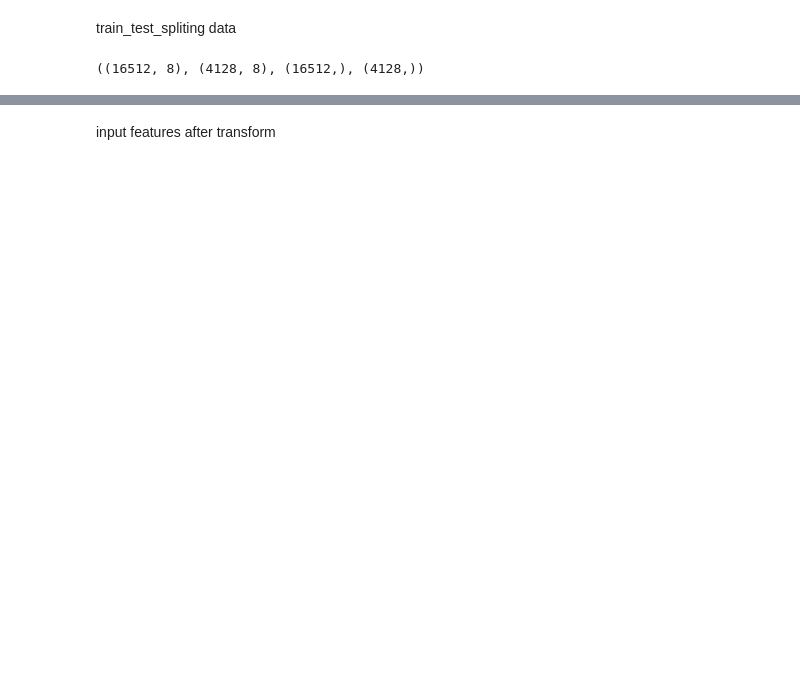
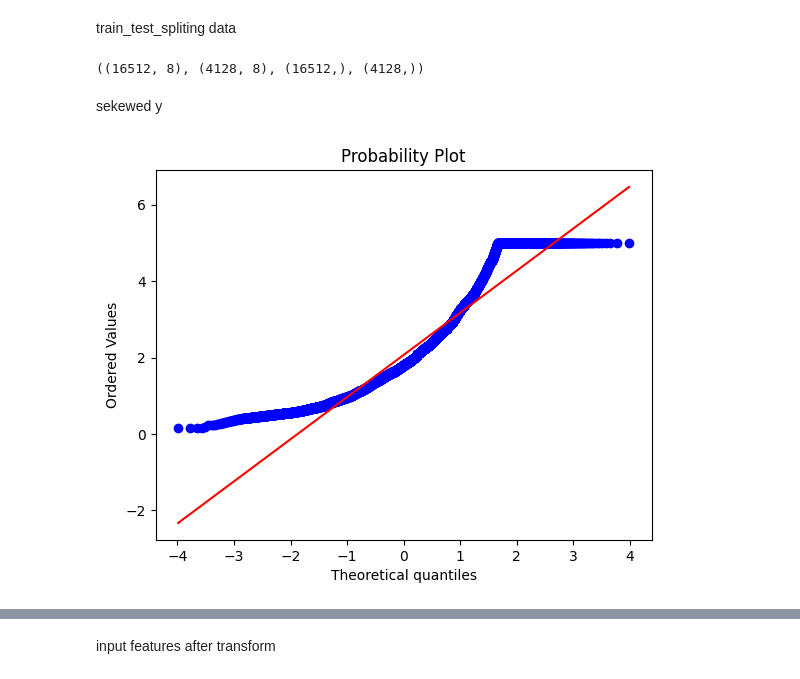
Before and after one commit to rameenhamad/Certura_ML_Internship_tasks, a Jupyter notebook: 1_House_Prices.ipynb, the cells around one changed output, grey strips where cells are left out. Saved outputs shown, nothing was run; the diff lists cells and outputs as text; code cells hidden in the pictures; blank space fills up the shorter version.

```diff
--- a/1_House_Prices.ipynb
+++ b/1_House_Prices.ipynb
@@ -99,3 +95,13 @@ X_train, X_test, Y_train, Y_test = train_test_split(X, Y, test_size=0.2, random_
 X_train.shape, X_test.shape, Y_train.shape, Y_test.shape
 # %% [output]
 ((16512, 8), (4128, 8), (16512,), (4128,))
+# %% [markdown]
+sekewed y
+# %%
+import scipy.stats as st
+
+st.probplot(Y, plot = plt)
+
+plt.show()
+# %% [output]
+[figure, added]
```
Also changed, not shown: parts of 18 cells of this notebook.
